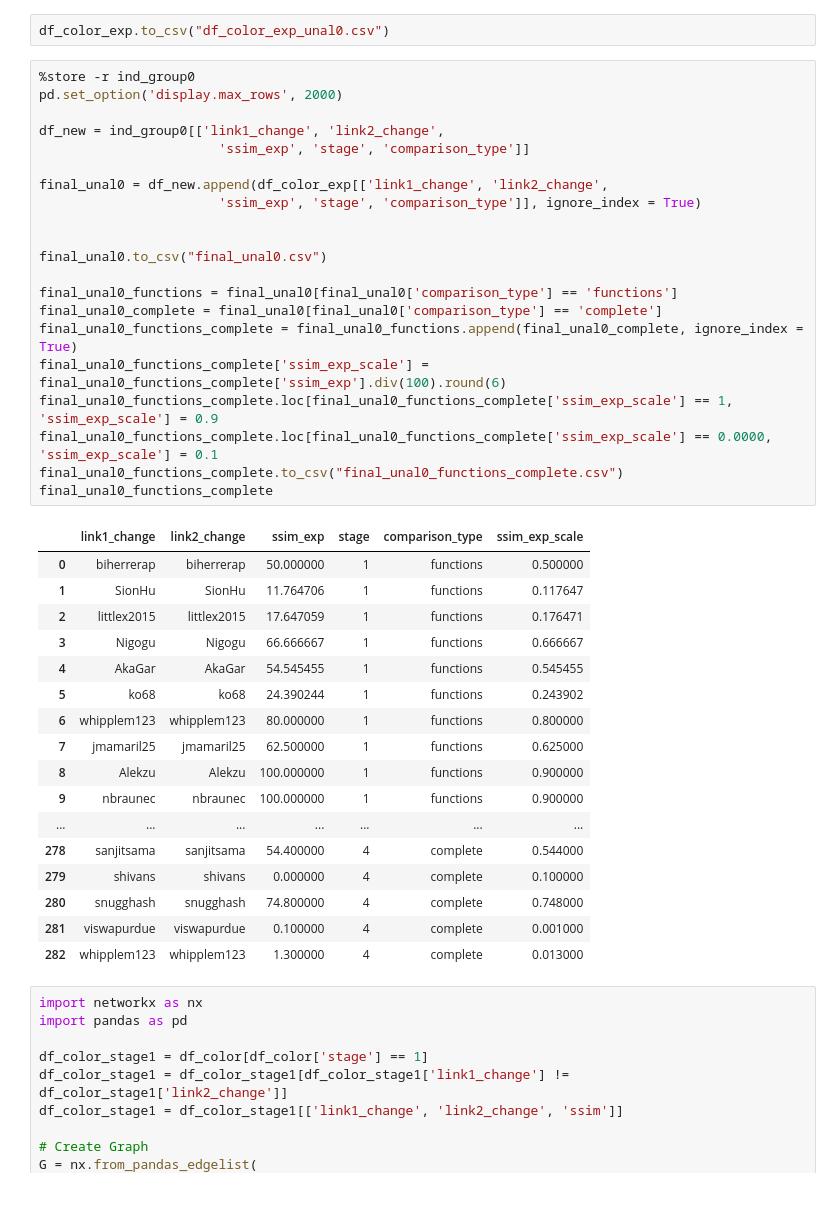
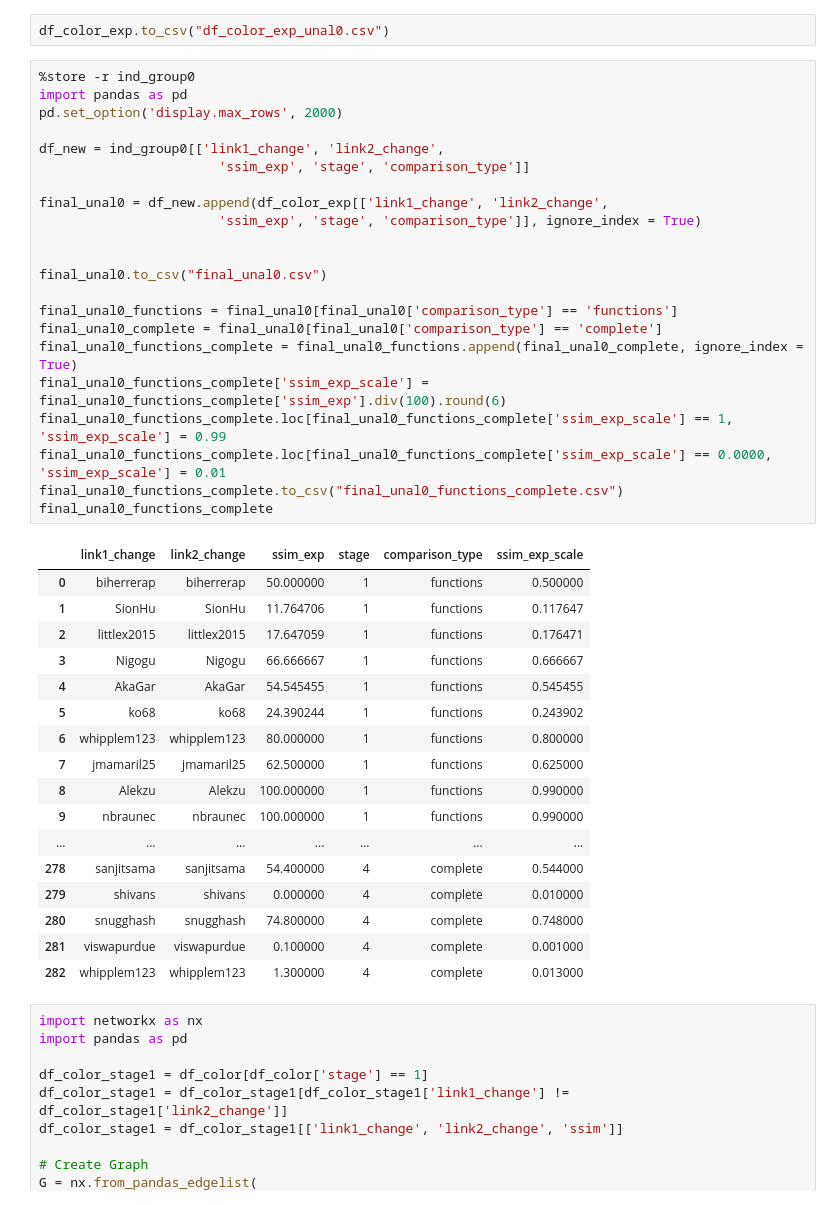
Before and after one commit to ironhacks/fall-2017-analysis, a Jupyter notebook: descriptive-analysis/data-inspection-UNAL-0-Fall-2017.ipynb, the cells around one changed output. Drawn from its saved outputs; the diff is of its cells as text.

```diff
--- a/descriptive-analysis/data-inspection-UNAL-0-Fall-2017.ipynb
+++ b/descriptive-analysis/data-inspection-UNAL-0-Fall-2017.ipynb
@@ -447,40 +447,41 @@ df_color_exp
 df_color_exp.to_csv("df_color_exp_unal0.csv")
 # %%
 %store -r ind_group0
+import pandas as pd
 pd.set_option('display.max_rows', 2000)
 
 df_new = ind_group0[['link1_change', 'link2_change',
                        'ssim_exp', 'stage', 'comparison_type']]
 
 final_unal0 = df_new.append(df_color_exp[['link1_change', 'link2_change',
                        'ssim_exp', 'stage', 'comparison_type']], ignore_index = True)
 
 
 final_unal0.to_csv("final_unal0.csv")
 
 final_unal0_functions = final_unal0[final_unal0['comparison_type'] == 'functions']
 final_unal0_complete = final_unal0[final_unal0['comparison_type'] == 'complete']
 final_unal0_functions_complete = final_unal0_functions.append(final_unal0_complete, ignore_index = True)
 final_unal0_functions_complete['ssim_exp_scale'] = final_unal0_functions_complete['ssim_exp'].div(100).round(6)
-final_unal0_functions_complete.loc[final_unal0_functions_complete['ssim_exp_scale'] == 1, 'ssim_exp_scale'] = 0.9
-final_unal0_functions_complete.loc[final_unal0_functions_complete['ssim_exp_scale'] == 0.0000, 'ssim_exp_scale'] = 0.1
+final_unal0_functions_complete.loc[final_unal0_functions_complete['ssim_exp_scale'] == 1, 'ssim_exp_scale'] = 0.99
+final_unal0_functions_complete.loc[final_unal0_functions_complete['ssim_exp_scale'] == 0.0000, 'ssim_exp_scale'] = 0.01
 final_unal0_functions_complete.to_csv("final_unal0_functions_complete.csv")
 final_unal0_functions_complete
 # %% [output]
 |  | link1_change | link2_change | ssim_exp | stage | comparison_type | ssim_exp_scale |
 | 0 | biherrerap | biherrerap | 50.000000 | 1 | functions | 0.500000 |
 | 1 | SionHu | SionHu | 11.764706 | 1 | functions | 0.117647 |
 | 2 | littlex2015 | littlex2015 | 17.647059 | 1 | functions | 0.176471 |
 | 3 | Nigogu | Nigogu | 66.666667 | 1 | functions | 0.666667 |
 | 4 | AkaGar | AkaGar | 54.545455 | 1 | functions | 0.545455 |
 | 5 | ko68 | ko68 | 24.390244 | 1 | functions | 0.243902 |
 | 6 | whipplem123 | whipplem123 | 80.000000 | 1 | functions | 0.800000 |
 | 7 | jmamaril25 | jmamaril25 | 62.500000 | 1 | functions | 0.625000 |
-| 8 | Alekzu | Alekzu | 100.000000 | 1 | functions | 0.900000 |
-| 9 | nbraunec | nbraunec | 100.000000 | 1 | functions | 0.900000 |
+| 8 | Alekzu | Alekzu | 100.000000 | 1 | functions | 0.990000 |
+| 9 | nbraunec | nbraunec | 100.000000 | 1 | functions | 0.990000 |
 | ... | ... | ... | ... | ... | ... | ... |
 | 278 | sanjitsama | sanjitsama | 54.400000 | 4 | complete | 0.544000 |
-| 279 | shivans | shivans | 0.000000 | 4 | complete | 0.100000 |
+| 279 | shivans | shivans | 0.000000 | 4 | complete | 0.010000 |
 | 280 | snugghash | snugghash | 74.800000 | 4 | complete | 0.748000 |
 | 281 | viswapurdue | viswapurdue | 0.100000 | 4 | complete | 0.001000 |
 | 282 | whipplem123 | whipplem123 | 1.300000 | 4 | complete | 0.013000 |
```
Also changed, not shown: parts of 5 cells of this notebook, 8 other files.
